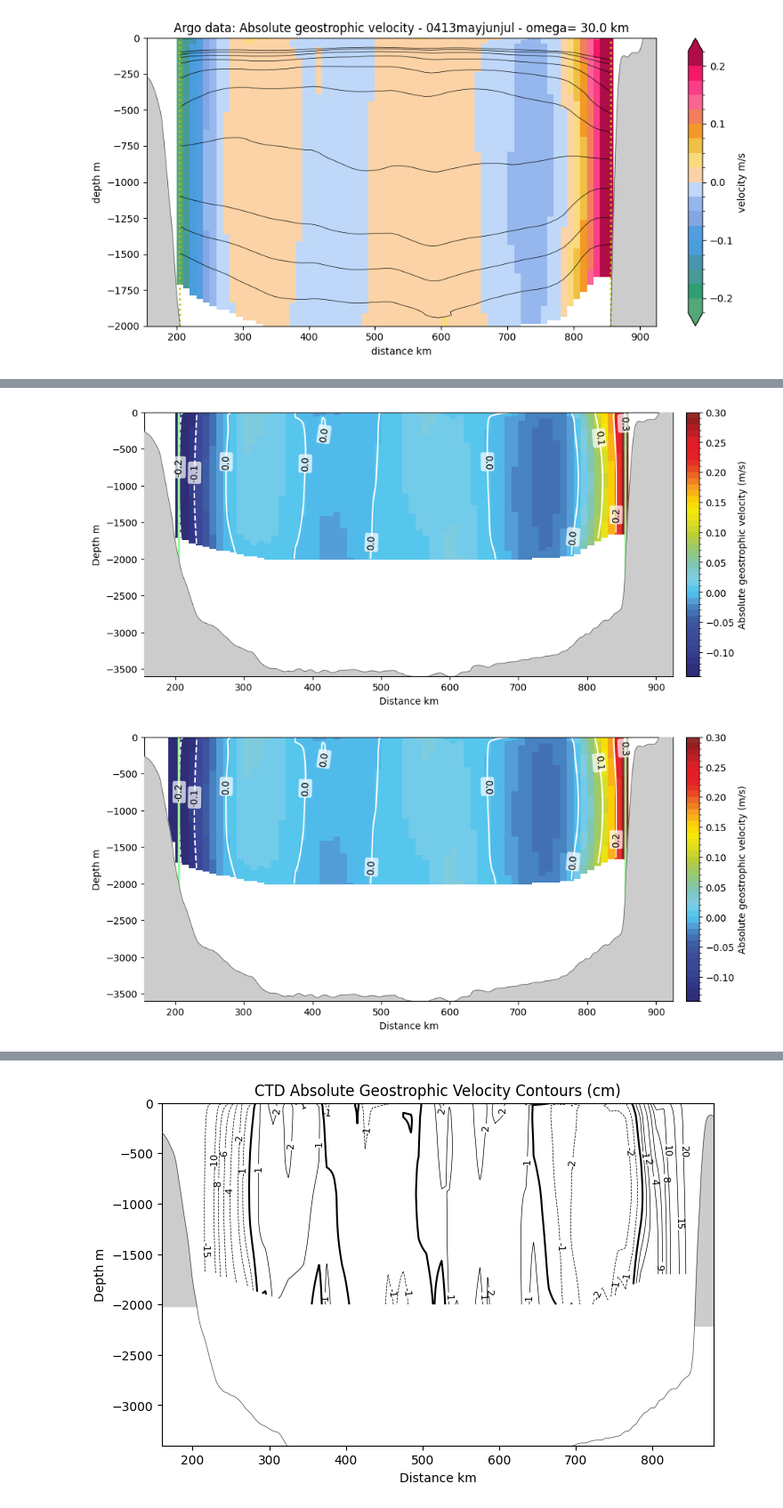
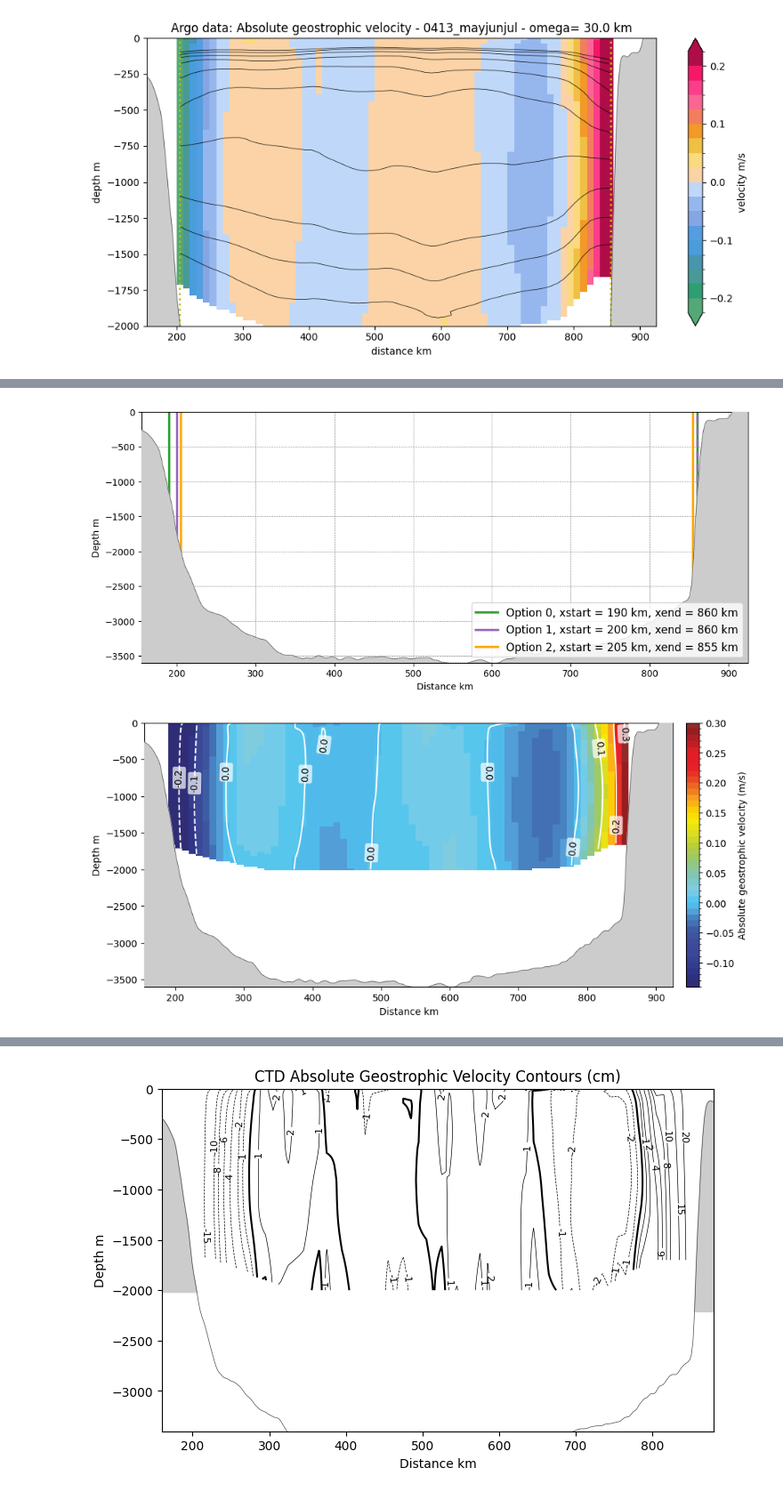
Before and after one commit to katjaschultz/labsea-project, a Jupyter notebook: notebooks/plotting_old.ipynb, the cells around one changed output, grey strips where cells are left out. Shown at 89% size. Cells and saved outputs as stored; diff of their text form; code cells hidden in the pictures.

```diff
--- a/notebooks/plotting_old.ipynb
+++ b/notebooks/plotting_old.ipynb
@@ -375,36 +375,47 @@ ax.legend(ncol=1, loc='center', fontsize=8, frameon=False, bbox_to_anchor=(0.7,
 # %%
 sampled_colors = np.load(parent_dir / 'data/colorbars/colorbar_velocity_HS2017.npy')
 vel_cmap = LinearSegmentedColormap.from_list('custom_cmap', sampled_colors, N=256)
 
 plt.figure(figsize=(12,5))
 #cf = plt.contourf(Xhalf_200, Zhalf_200*1e3, v_argo_200, levels=np.arange(-0.14, 0.31, 0.01), cmap=vel_cmap.reversed())
+'''
 value_range = np.arange(-0.14, 0.31, 0.01)
 norm = BoundaryNorm(value_range, ncolors=vel_cmap.N, clip=True)
 cf = plt.pcolormesh(Xhalf_200, Zhalf_200*1e3, v_argo_200, norm=norm,cmap=vel_cmap.reversed(), shading='auto')
 con = plt.contour(Xhalf_200, Zhalf_200*1e3, v_argo_200, levels=[-0.2, -0.1, 0, 0.1, 0.2, 0.3], colors='w', linewidths=1.5)
 contour_labels = plt.clabel(con, inline=True, fontsize=10, fmt='%1.1f')
 for label in contour_labels:
     label.set_color('k')  # Set the color of the labels
     label.set_bbox(dict(facecolor='white', edgecolor='none', alpha=0.7, boxstyle='round,pad=0.2'))
 plt.colorbar(cf, label='Absolute geostrophic velocity (m/s)', orientation='vertical', pad=0.02, aspect=20)
+'''
 plt.xlim([200, 860])
 plt.xlabel('Distance km')
 plt.ylabel('Depth m')
-plt.axvline(205, color='palegreen', linestyle='-', linewidth=2.5)
-plt.axvline(855, color='palegreen', linestyle='-', linewidth=2.5)
+
+
+plt.axvline(190, color='tab:green', linestyle='-', linewidth=2.5, label='Option 0, xstart = 190 km, xend = 860 km')
+plt.axvline(860, color='tab:green', linestyle='-', linewidth=2.5)
+
+plt.axvline(200, color='tab:purple', linestyle='-', linewidth=2.5, label='Option 1, xstart = 200 km, xend = 860 km')
+plt.axvline(860, color='tab:purple', linestyle='--', linewidth=2.5)
+plt.axvline(205, color='orange', linestyle='-', linewidth=2.5, label='Option 2, xstart = 205 km, xend = 855 km')
+plt.axvline(855, color='orange', linestyle='-', linewidth=2.5)
 
 # Plot the topography
 plt.plot(x_topo, topo * -1, color=[.3, .3, .3], linewidth=0.5, zorder=4)
 plt.fill_betweenx(topo * -1, x_topo, where=(x_topo <= 600), color=[.8, .8, .8], zorder=3)
 right_mask = (x_topo >= 600)
 plt.fill_betweenx(topo[right_mask] * -1, x_topo[right_mask], x2=4000, color=[.8, .8, .8], zorder=3)
 
 plt.xlim([155, 925])
 plt.ylim([-3600, 0])
-plt.savefig(parent_dir / f'figures/abs_geo_v_argo_omega{int(omega)}_xstart200.png', dpi=300, bbox_inches='tight')
+plt.legend(loc='lower right', fontsize=12,)
+plt.grid(which='both', linestyle='--', linewidth=0.5, color='gray')
+plt.savefig(parent_dir / f'figures/topo_method_plot.png', dpi=300, bbox_inches='tight')
 plt.show()
 # %% [output]
-[figure, old version]
+[figure, new version]
 # %%
 sampled_colors = np.load(parent_dir / 'data/colorbars/colorbar_velocity_HS2017.npy')
 vel_cmap = LinearSegmentedColormap.from_list('custom_cmap', sampled_colors, N=256)
@@ -421,8 +432,8 @@ for label in contour_labels:
 plt.colorbar(cf, label='Absolute geostrophic velocity (m/s)', orientation='vertical', pad=0.02, aspect=20)
 plt.xlabel('Distance km')
 plt.ylabel('Depth m')
-plt.axvline(205, color='palegreen', linestyle='-', linewidth=2.5)
-plt.axvline(855, color='palegreen', linestyle='-', linewidth=2.5)
+#plt.axvline(205, color='palegreen', linestyle='-', linewidth=2.5)
+#plt.axvline(855, color='palegreen', linestyle='-', linewidth=2.5)
 
 # Plot the topography
 plt.plot(x_topo, topo * -1, color=[.3, .3, .3], linewidth=0.5, zorder=4)
@@ -435,7 +446,7 @@ plt.ylim([-3600, 0])
 plt.savefig(parent_dir / f'figures/abs_geo_v_argo_omega{int(omega)}_xstart190.png', dpi=300, bbox_inches='tight')
 plt.show()
 # %% [output]
-[figure, old version]
+[figure, new version]
 # %%
 sampled_colors = np.load(parent_dir / 'data/colorbars/colorbar_velocity_HS2017.npy')
 vel_cmap = LinearSegmentedColormap.from_list('custom_cmap', sampled_colors, N=256)
```
Also changed, not shown: parts of 8 cells of this notebook.
